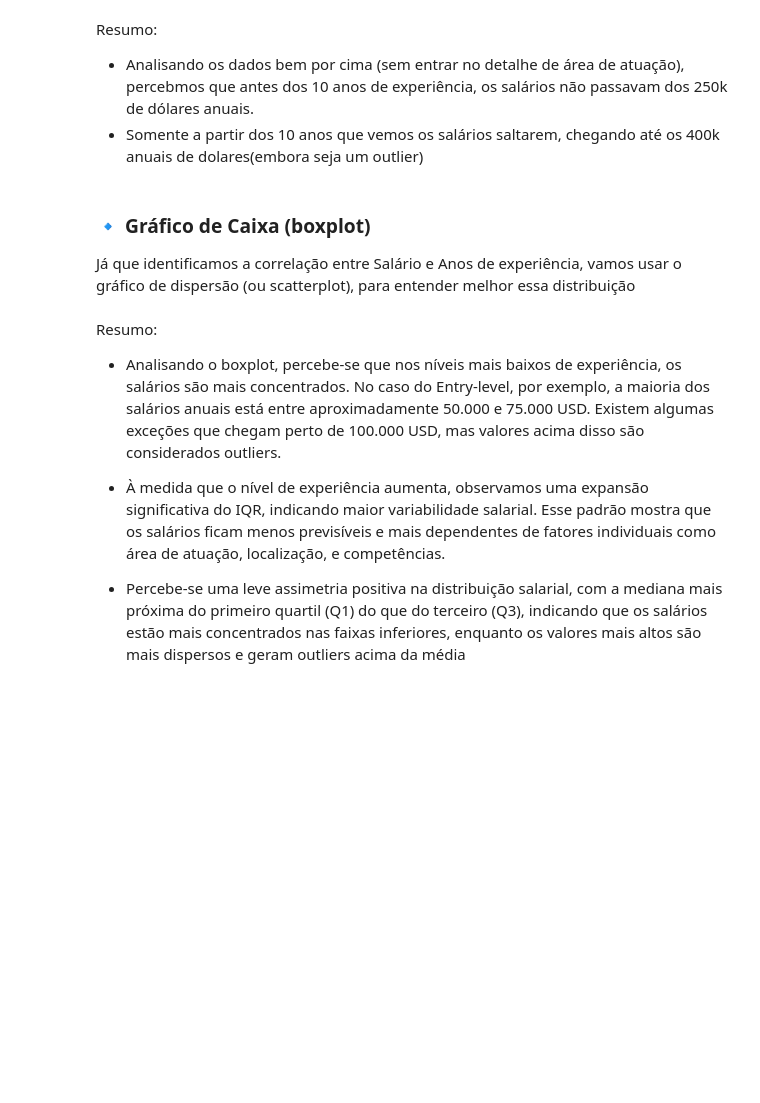
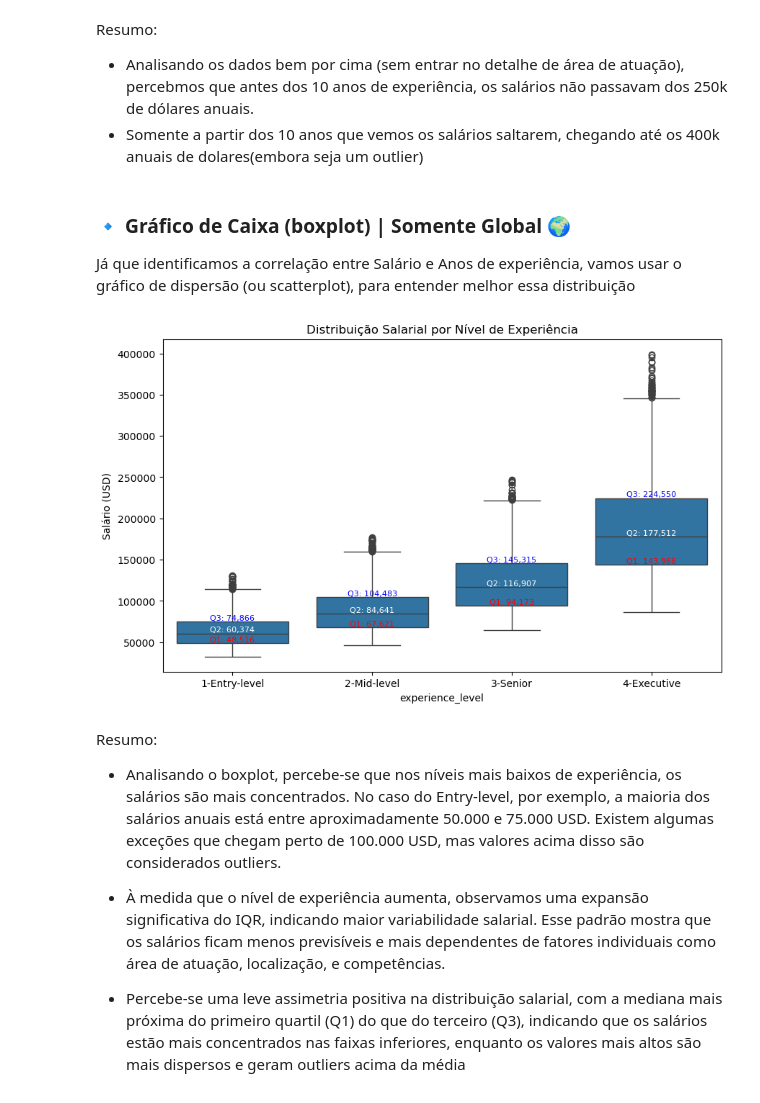
Before and after one commit to Cavalheiro93/mvp-data-analyst-global-ai-market, a Jupyter notebook: Projeto_MVP.ipynb, the cells around one changed output. Cells and saved outputs as stored; diff of their text form; code cells hidden in the pictures; blank space fills up the shorter version.

```diff
--- a/Projeto_MVP.ipynb
+++ b/Projeto_MVP.ipynb
@@ -246,28 +447,30 @@ Resumo:
 - Analisando os dados bem por cima (sem entrar no detalhe de área de atuação), percebmos que antes dos 10 anos de experiência, os salários não passavam dos 250k de dólares anuais.
 - Somente a partir dos 10 anos que vemos os salários saltarem, chegando até os 400k anuais de dolares(embora seja um outlier)
 # %% [markdown]
-### 🔹 Gráfico de Caixa (boxplot)
+### 🔹 Gráfico de Caixa (boxplot) | Somente Global 🌍
 Já que identificamos a correlação entre Salário e Anos de experiência, vamos usar o gráfico de dispersão (ou scatterplot), para entender melhor essa distribuição
 # %%
 import seaborn as sns
 import matplotlib.pyplot as plt
 
 # Gráfico
 plt.figure(figsize=(10, 6))
-ax = sns.boxplot(data=df, x='experience_level', y='salary_usd')
+ax = sns.boxplot(data=df_global, x='experience_level', y='salary_usd')
 
 # Quartis por categoria
-quartis = df.groupby('experience_level')['salary_usd'].quantile([0.25, 0.5, 0.75]).unstack()
+quartis = df_global.groupby('experience_level')['salary_usd'].quantile([0.25, 0.5, 0.75]).unstack()
 
 # Adiciona as anotações no gráfico
 for i, (cat, row) in enumerate(quartis.iterrows()):
     ax.text(i, row[0.25], f"Q1: {row[0.25]:,.0f}", color='red', ha='center', va='bottom', fontsize=8)
     ax.text(i, row[0.5], f"Q2: {row[0.5]:,.0f}", color='white', ha='center', va='bottom', fontsize=8)
     ax.text(i, row[0.75], f"Q3: {row[0.75]:,.0f}", color='blue', ha='center', va='bottom', fontsize=8)
 
 plt.title("Distribuição Salarial por Nível de Experiência")
 plt.ylabel("Salário (USD)")
 plt.show()
+# %% [output]
+[figure, added]
 # %% [markdown]
 Resumo:
 - Analisando o boxplot, percebe-se que nos níveis mais baixos de experiência, os salários são mais concentrados. No caso do Entry-level, por exemplo, a maioria dos salários anuais está entre aproximadamente 50.000 e 75.000 USD. Existem algumas exceções que chegam perto de 100.000 USD, mas valores acima disso são considerados outliers.
```
Also changed, not shown: parts of 46 cells of this notebook, 10 other files.
